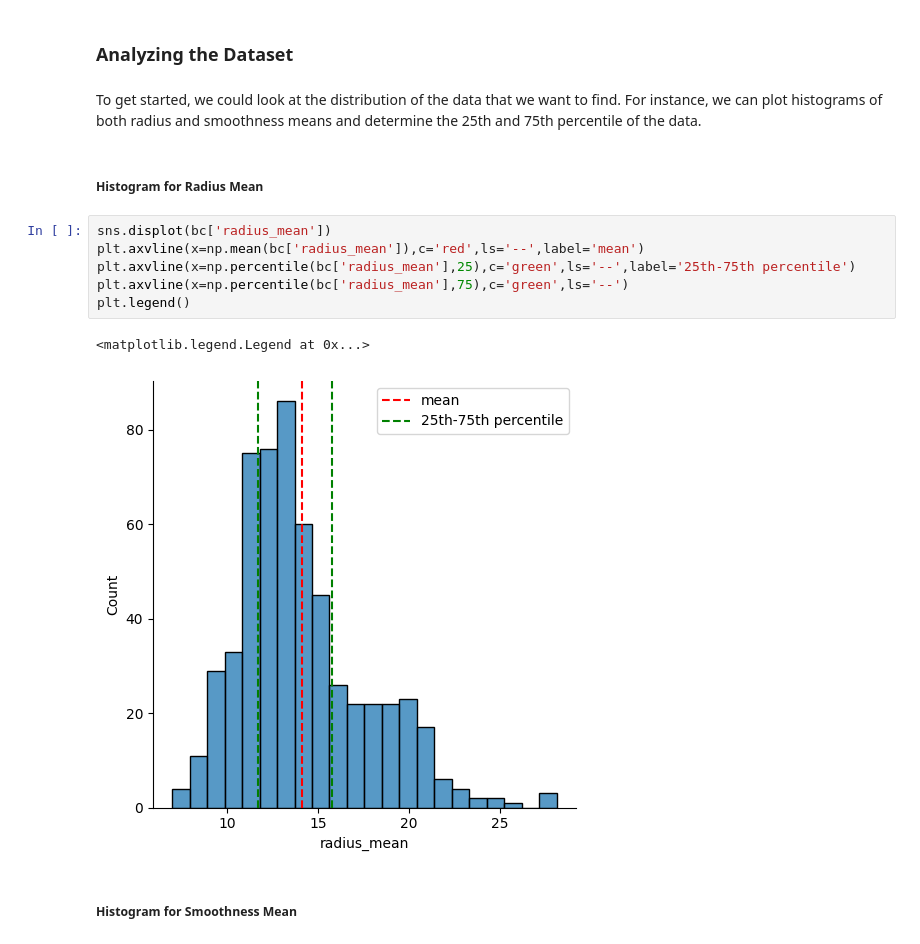
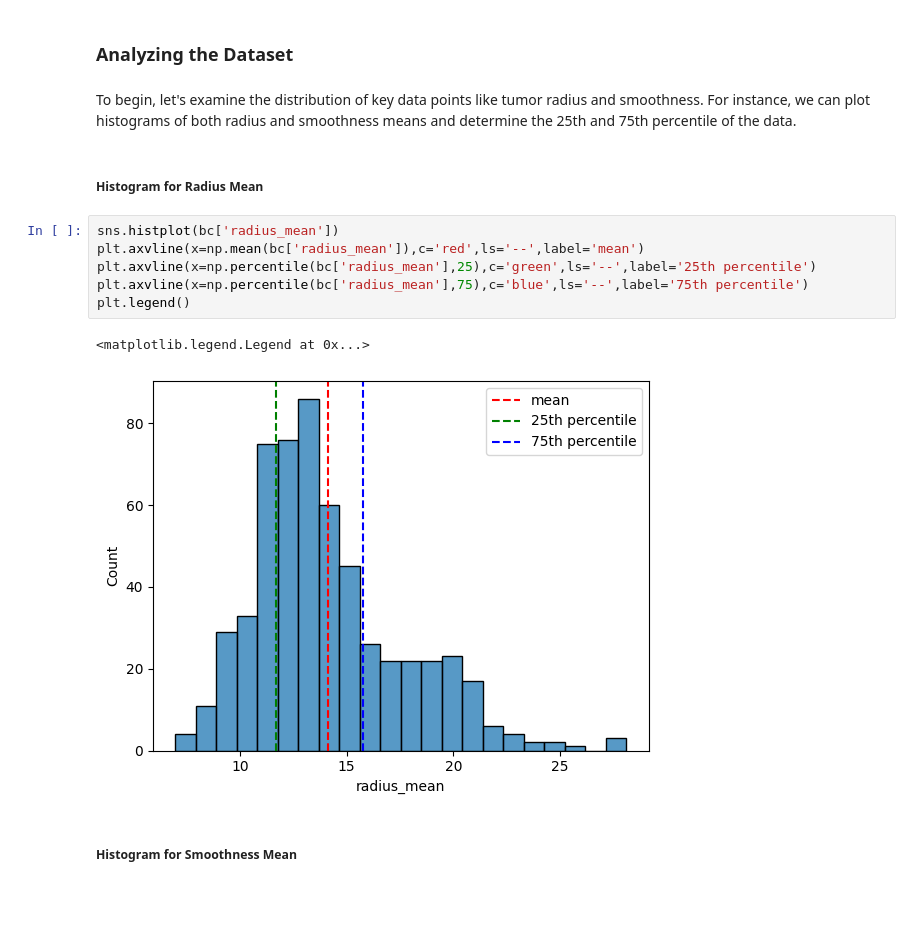
Before and after one commit to LaurenJardiolin/BreastCancerAnalysis, a Jupyter notebook: BreastCancerAnalysis.ipynb, the cells around one changed output. Saved outputs shown, nothing was run; the diff lists cells and outputs as text; blank space fills up the shorter version.

```diff
--- a/BreastCancerAnalysis.ipynb
+++ b/BreastCancerAnalysis.ipynb
@@ -112,18 +109,18 @@ bc.describe()
 # %% [markdown]
 ### Analyzing the Dataset
 # %% [markdown]
-To get started, we could look at the distribution of the data that we want to find. For instance, we can plot histograms of both radius and smoothness means and determine the 25th and 75th percentile of the data.
+To begin, let's examine the distribution of key data points like tumor radius and smoothness. For instance, we can plot histograms of both radius and smoothness means and determine the 25th and 75th percentile of the data.
 # %% [markdown]
 ##### Histogram for Radius Mean
 # %%
-sns.displot(bc['radius_mean'])
+sns.histplot(bc['radius_mean'])
 plt.axvline(x=np.mean(bc['radius_mean']),c='red',ls='--',label='mean')
-plt.axvline(x=np.percentile(bc['radius_mean'],25),c='green',ls='--',label='25th-75th percentile')
-plt.axvline(x=np.percentile(bc['radius_mean'],75),c='green',ls='--')
+plt.axvline(x=np.percentile(bc['radius_mean'],25),c='green',ls='--',label='25th percentile')
+plt.axvline(x=np.percentile(bc['radius_mean'],75),c='blue',ls='--',label='75th percentile')
 plt.legend()
 # %% [output]
 <matplotlib.legend.Legend at 0x...>
-[figure, old version]
+[figure, new version]
 # %% [markdown]
 ##### Histogram for Smoothness Mean
 # %%
```
Also changed, not shown: parts of 8 cells of this notebook.
